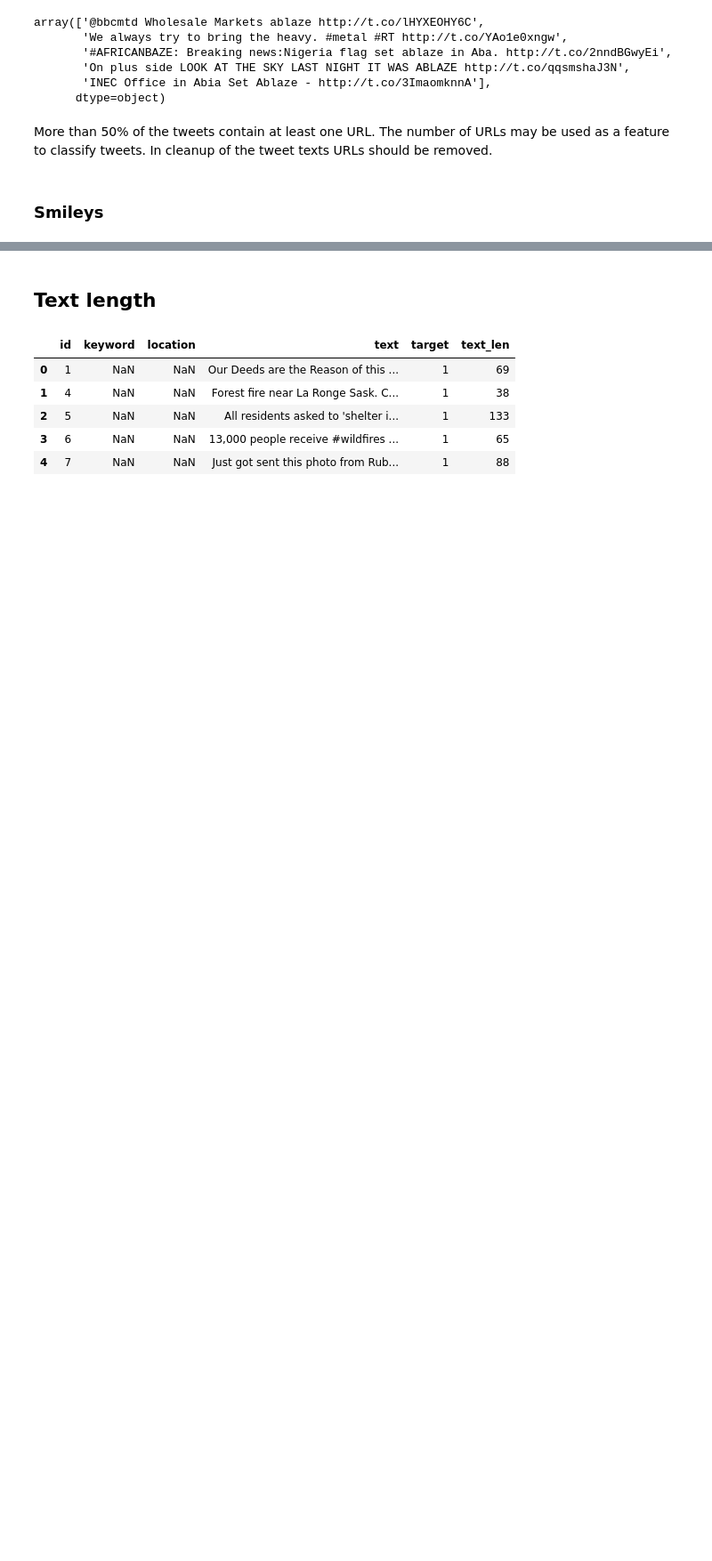
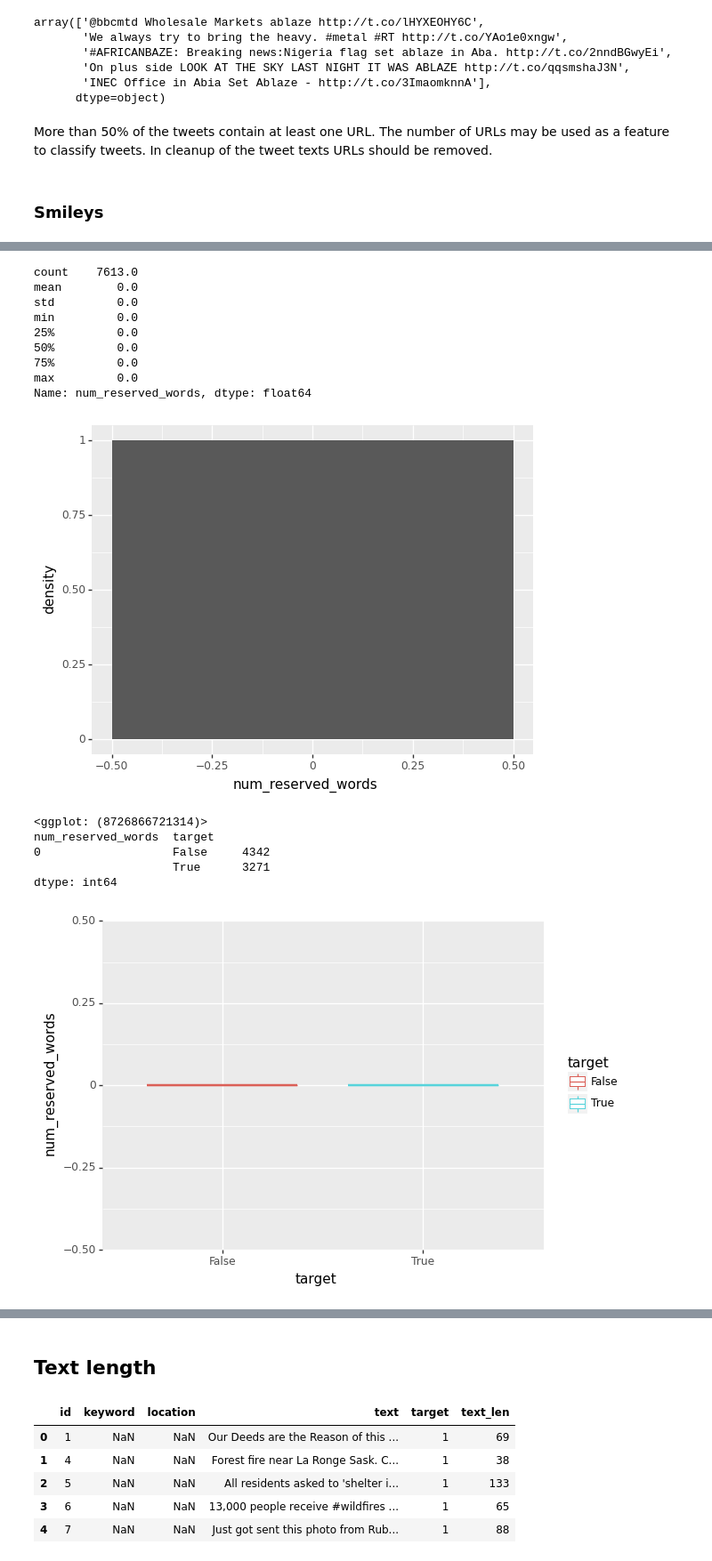
Before and after one commit to herwinvw/Real-or-Not-NLP-with-Disaster-Tweets, a Jupyter notebook: explorative_analysis.ipynb, the cells around one changed output, grey strips where cells are left out. Shown at 89% size. Cells and saved outputs as stored; diff of their text form; code cells hidden in the pictures; blank space fills up the shorter version.

```diff
--- a/explorative_analysis.ipynb
+++ b/explorative_analysis.ipynb
@@ -615,0 +688,19 @@ Only 66 smileys in the tweets, just remove them.
+# %%
+analyse_pattern(Patterns.RESERVED_WORDS_PATTERN,'reserved_words')
+# %% [output]
+count    7613.0
+mean        0.0
+std         0.0
+min         0.0
+25%         0.0
+50%         0.0
+75%         0.0
+max         0.0
+Name: num_reserved_words, dtype: float64
+[figure, added]
+<ggplot: (8726866721314)>
+num_reserved_words  target
+0                   False     4342
+                    True      3271
+dtype: int64
+[figure, added]
```
Also changed, not shown: parts of 18 cells of this notebook, 1 other file.
